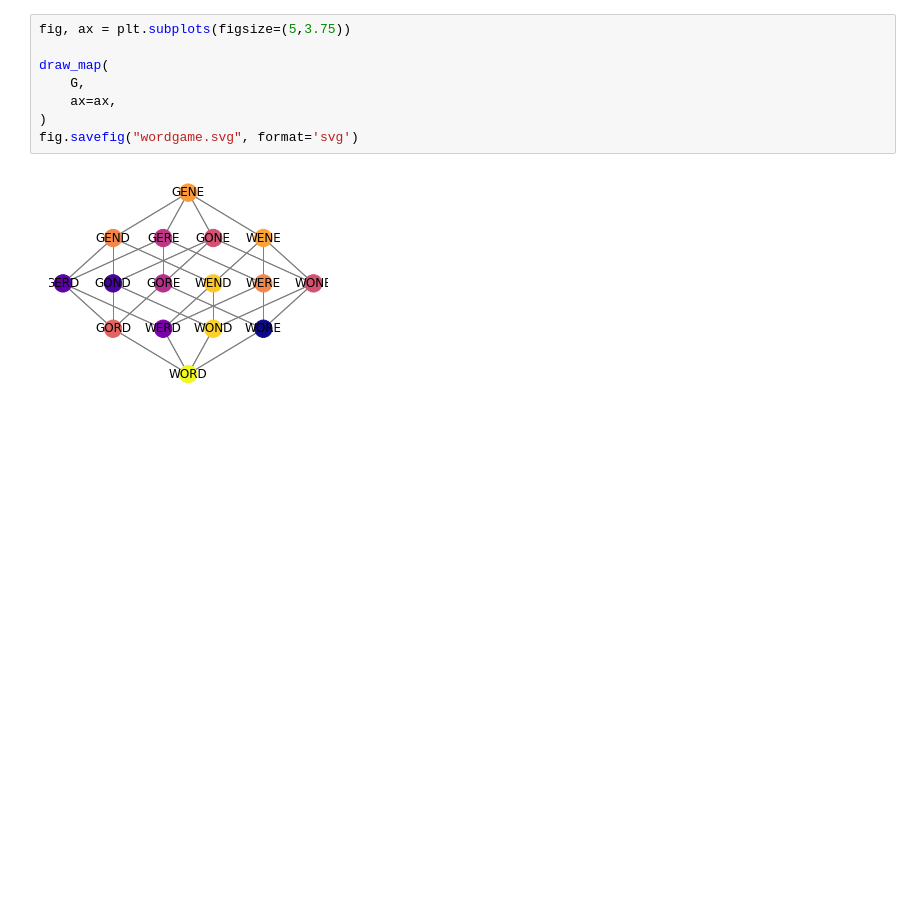
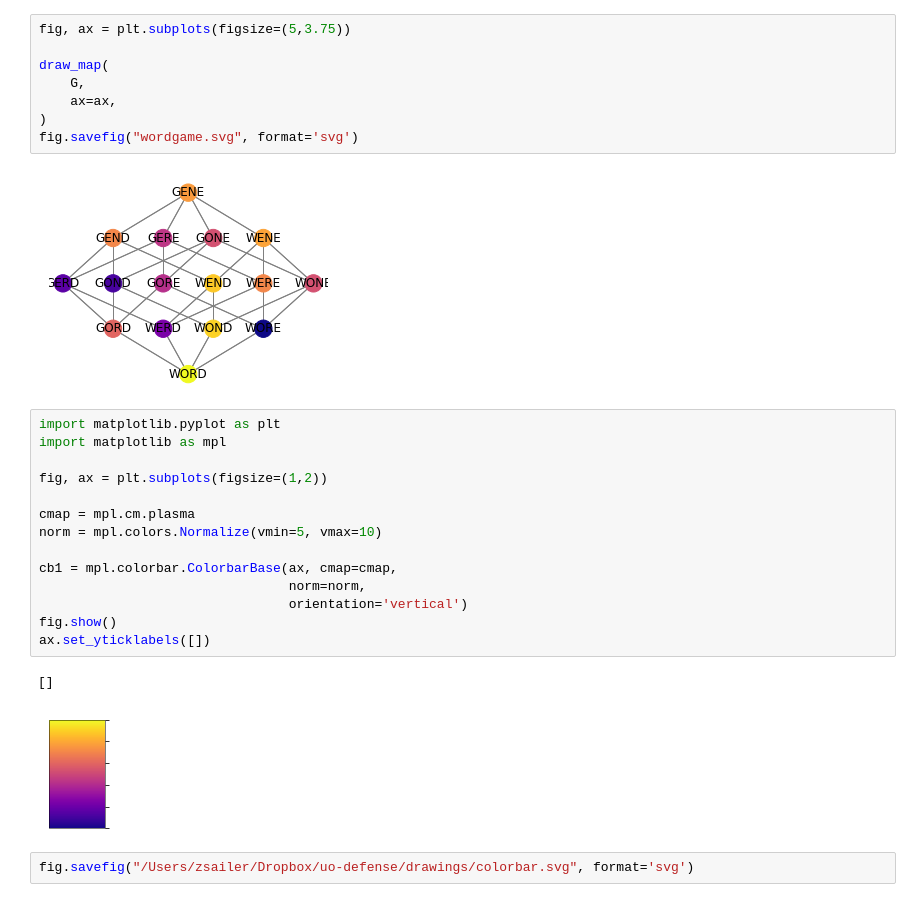
Before and after one commit to Zsailer/uo-defense, a Jupyter notebook: notebooks/wordgame.ipynb, the cells around one changed output. Drawn from its saved outputs; the diff is of its cells as text; blank space fills up the shorter version.

```diff
--- a/notebooks/wordgame.ipynb
+++ b/notebooks/wordgame.ipynb
@@ -51,3 +51,22 @@ draw_map(
 fig.savefig("wordgame.svg", format='svg')
 # %% [output]
 [figure]
+# %%
+import matplotlib.pyplot as plt
+import matplotlib as mpl
+
+fig, ax = plt.subplots(figsize=(1,2))
+
+cmap = mpl.cm.plasma
+norm = mpl.colors.Normalize(vmin=5, vmax=10)
+
+cb1 = mpl.colorbar.ColorbarBase(ax, cmap=cmap,
+                                norm=norm,
+                                orientation='vertical')
+fig.show()
+ax.set_yticklabels([])
+# %% [output]
+[]
+[figure, added]
+# %%
+fig.savefig("/Users/zsailer/Dropbox/uo-defense/drawings/colorbar.svg", format='svg')
```
Also changed, not shown: 13 other files.
